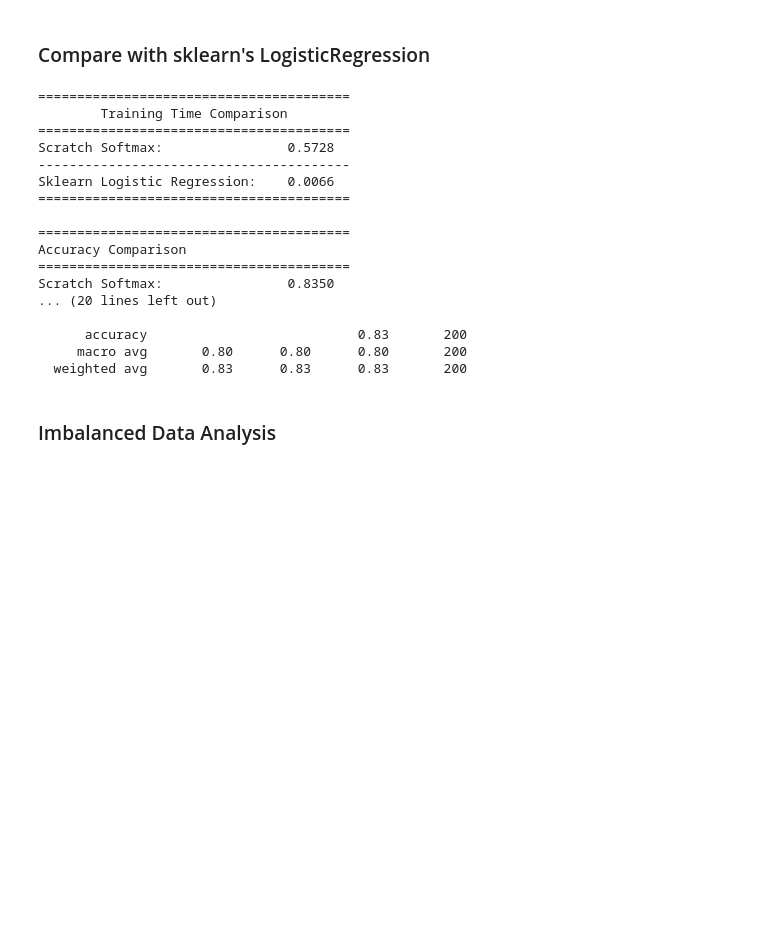
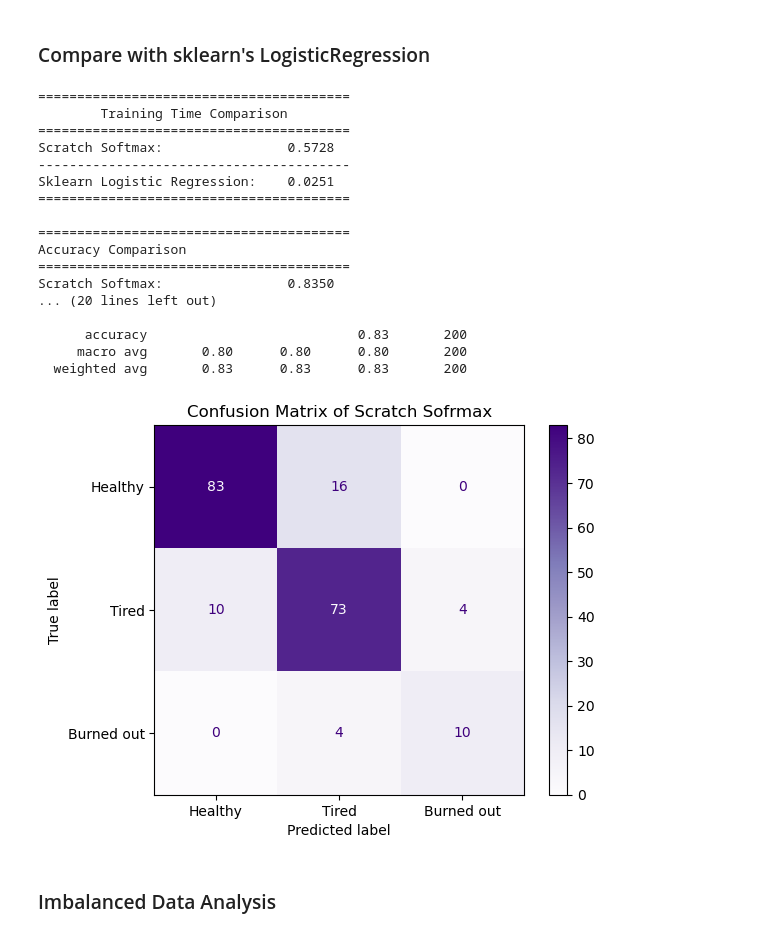
Before and after one commit to sami-rk/OrdinaryMLmodels, a Jupyter notebook: models.ipynb, the cells around one changed output. Drawn from its saved outputs; the diff is of its cells as text; code cells hidden in the pictures; blank space fills up the shorter version.

```diff
--- a/models.ipynb
+++ b/models.ipynb
@@ -852,34 +852,41 @@ print("=" * 40)
 print()
 print("=" * 40)
 print("Macro F1 Comparison")
 print("=" * 40)
 print(f"Scratch Softmax:\t\t{scratch_softmax_f1:.4f}", end=END)
 print(f"Sklearn Logistic Regression:\t{sklearn_softmax_f1:.4f}")
 print("=" * 40)
 print()
 print("=" * 40)
 print("Sklearn Classification Report:")
 print("=" * 40)
 print(classification_report(y_test_burn, y_pred_sklearn_softmax,
                              target_names=["Healthy (0)", "Tired (1)", "Burned-out (2)"]))
+
+softmax_cm_sklearn = confusion_matrix(y_test_burn, y_pred_sklearn_softmax)
+disp = ConfusionMatrixDisplay(confusion_matrix=softmax_cm_sklearn, display_labels=["Healthy", "Tired", "Burned out"])
+disp.plot(cmap="Purples")
+plt.title("Confusion Matrix of Scratch Sofrmax")
+plt.show()
 # %% [output]
 ========================================
         Training Time Comparison
 ========================================
 Scratch Softmax:                0.5728
 ----------------------------------------
-Sklearn Logistic Regression:    0.0066
+Sklearn Logistic Regression:    0.0251
 ========================================
 
 ========================================
 Accuracy Comparison
 ========================================
 Scratch Softmax:                0.8350
 ... (20 lines left out)
 
       accuracy                           0.83       200
      macro avg       0.80      0.80      0.80       200
   weighted avg       0.83      0.83      0.83       200
+[figure, added]
 # %% [markdown]
 ### Imbalanced Data Analysis
 # %%
```
Also changed, not shown: parts of 4 cells of this notebook.
